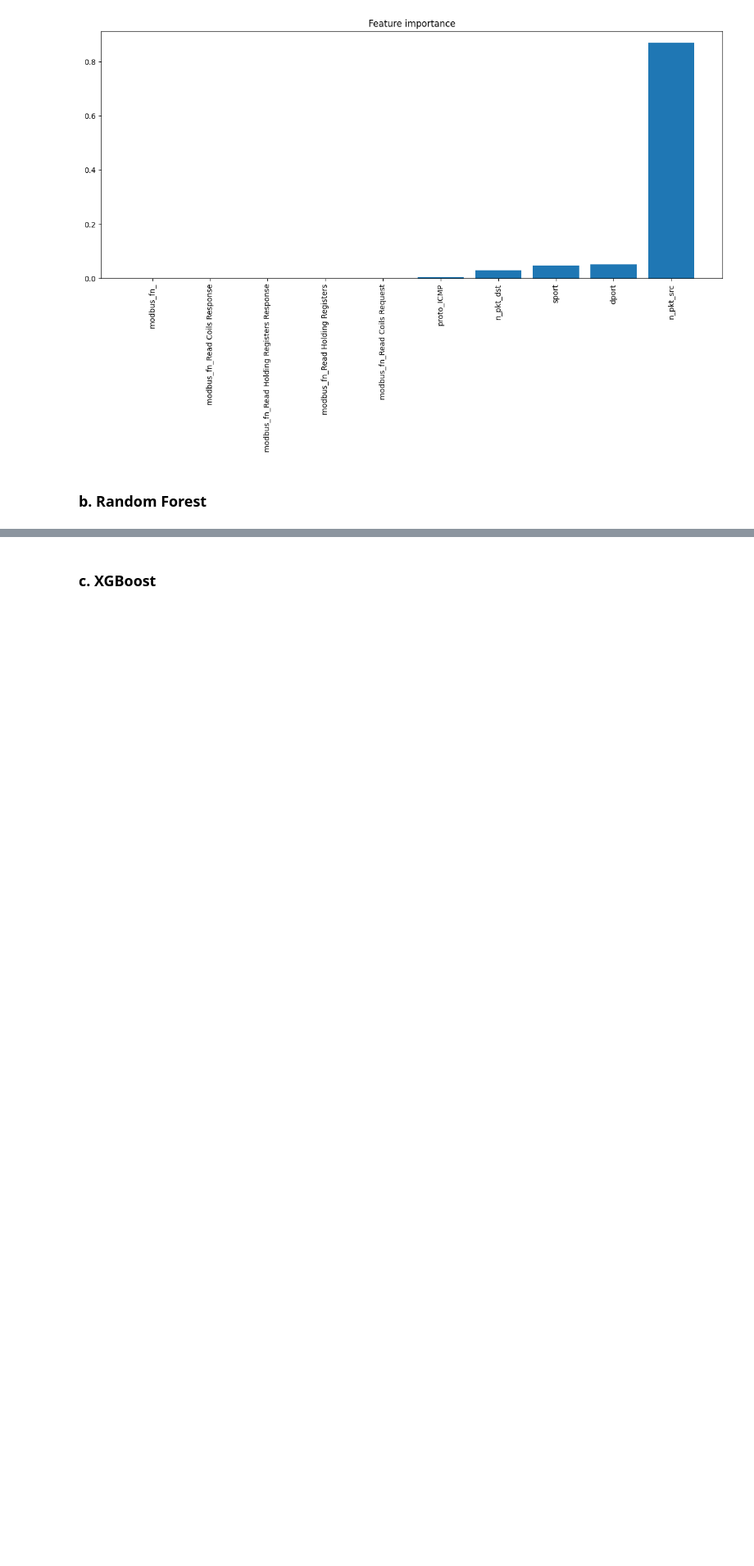
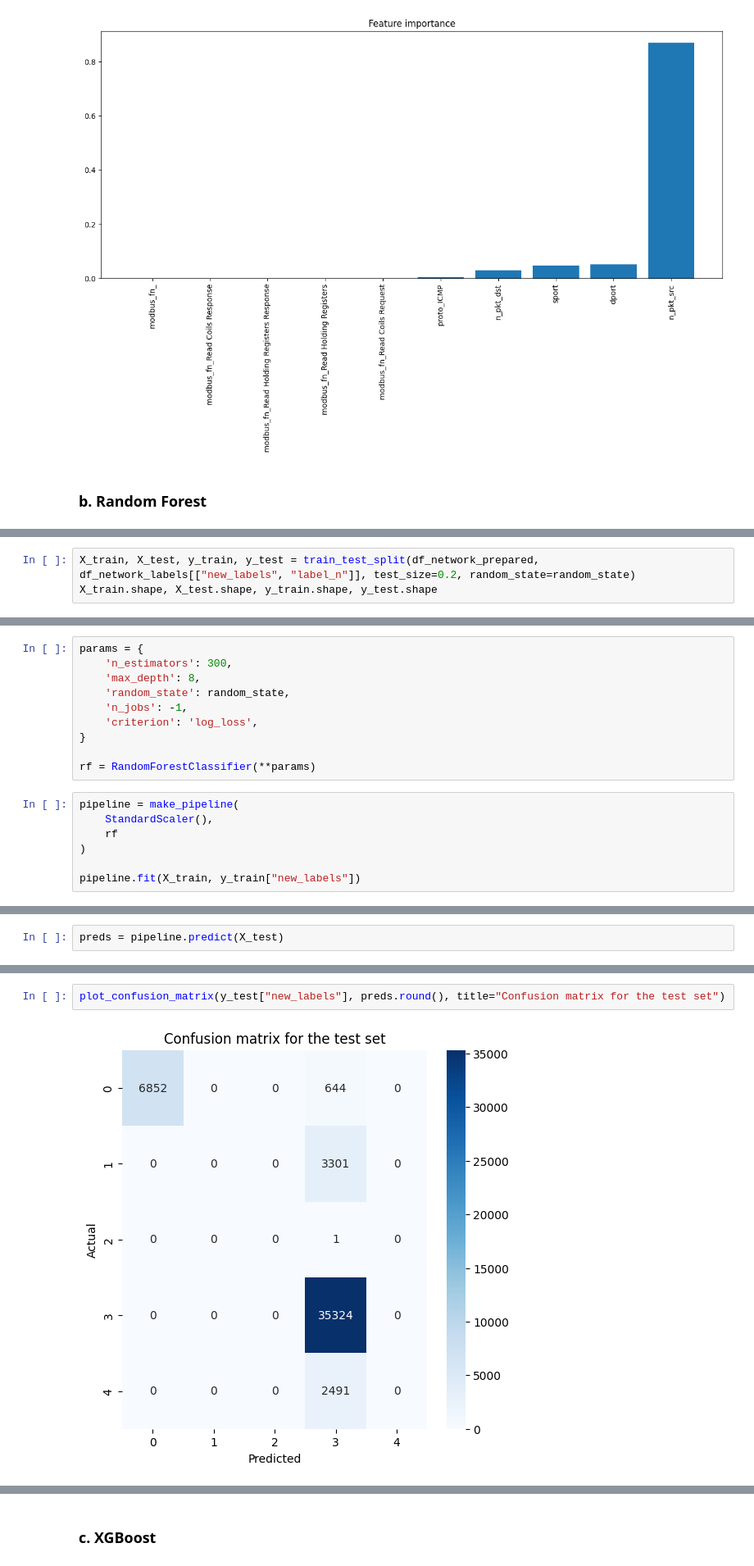
Before and after one commit to theo88400/ML-SECU2024, a Jupyter notebook: src/data_exploration/network.ipynb, the cells around one changed output, grey strips where cells are left out. Shown: that part at 82% size. Cells and saved outputs as stored; diff of their text form; blank space fills up the shorter version.

Commit message:
feat(network): add rf and xgboost for network

```diff
--- a/src/data_exploration/network.ipynb
+++ b/src/data_exploration/network.ipynb
@@ -835,0 +839,3 @@ plot_feature_importance(clf)
+# %%
+X_train, X_test, y_train, y_test = train_test_split(df_network_prepared, df_network_labels[["new_labels", "label_n"]], test_size=0.2, random_state=random_state)
+X_train.shape, X_test.shape, y_train.shape, y_test.shape
@@ -835,0 +846,17 @@ plot_feature_importance(clf)
+# %%
+params = {
+    'n_estimators': 300,
+    'max_depth': 8,
+    'random_state': random_state,
+    'n_jobs': -1,
+    'criterion': 'log_loss',
+}
+
+rf = RandomForestClassifier(**params)
+# %%
+pipeline = make_pipeline(
+    StandardScaler(),
+    rf
+)
+
+pipeline.fit(X_train, y_train["new_labels"])
@@ -835,0 +869,2 @@ plot_feature_importance(clf)
+# %%
+preds = pipeline.predict(X_test)
@@ -835,0 +883,4 @@ plot_feature_importance(clf)
+# %%
+plot_confusion_matrix(y_test["new_labels"], preds.round(), title="Confusion matrix for the test set")
+# %% [output]
+[figure, added]
```
Also changed, not shown: parts of 30 cells of this notebook, 1 other file.
